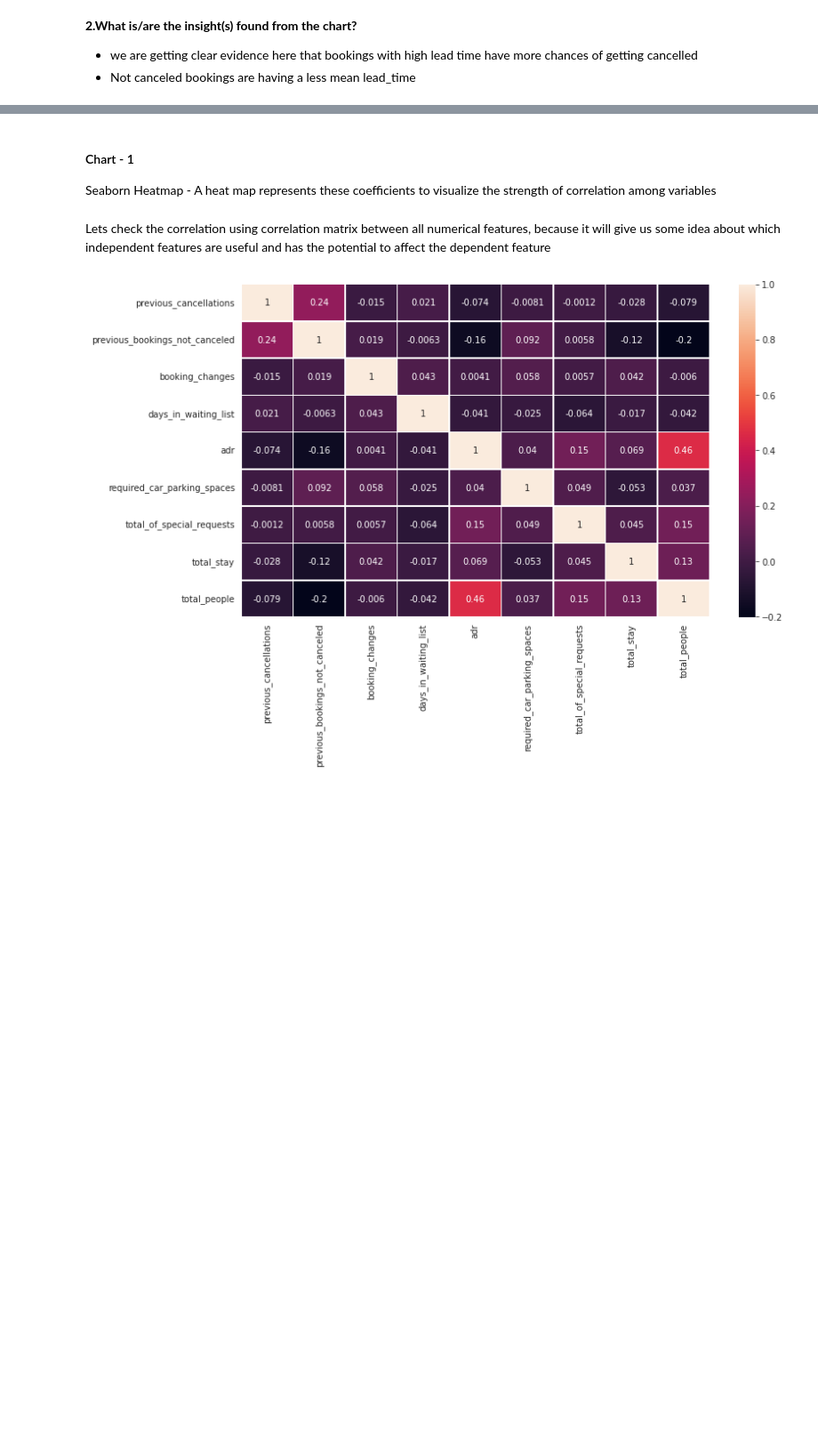
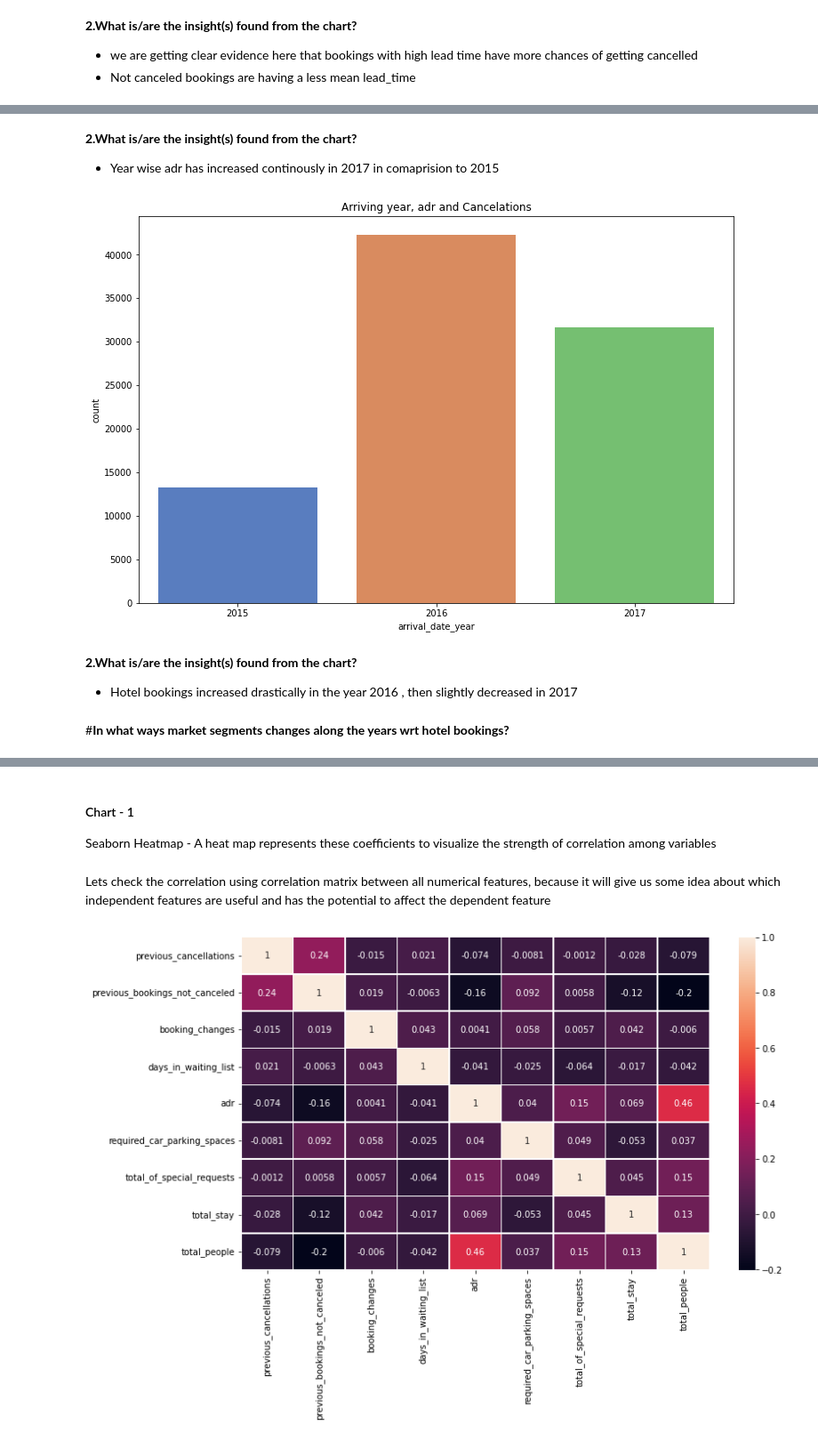
Before and after one commit to aswinijena3459/Hotel-Booking-analysis-EDA, a Jupyter notebook: Hotel_Bookings_Analysis.ipynb, the cells around one changed output, grey strips where cells are left out. Shown at 89% size. Cells and saved outputs as stored; diff of their text form; code cells hidden in the pictures; blank space fills up the shorter version.

```diff
--- a/Hotel_Bookings_Analysis.ipynb
+++ b/Hotel_Bookings_Analysis.ipynb
@@ -1065,0 +1100,14 @@ plt.show()
+# %% [markdown]
+**2.What is/are the insight(s) found from the chart?**
+- Year wise adr has increased continously in 2017 in comaprision to 2015
+# %%
+sns.countplot(x='arrival_date_year',data= df1, palette='muted')
+plt.title('Arriving year, adr and Cancelations')
+plt.show()
+# %% [output]
+[figure, added]
+# %% [markdown]
+**2.What is/are the insight(s) found from the chart?**
+- Hotel bookings increased drastically in the year 2016 , then slightly decreased in 2017
+# %% [markdown]
+#**In what ways market segments changes along the years wrt hotel bookings?**
```
Also changed, not shown: parts of 60 cells of this notebook.
